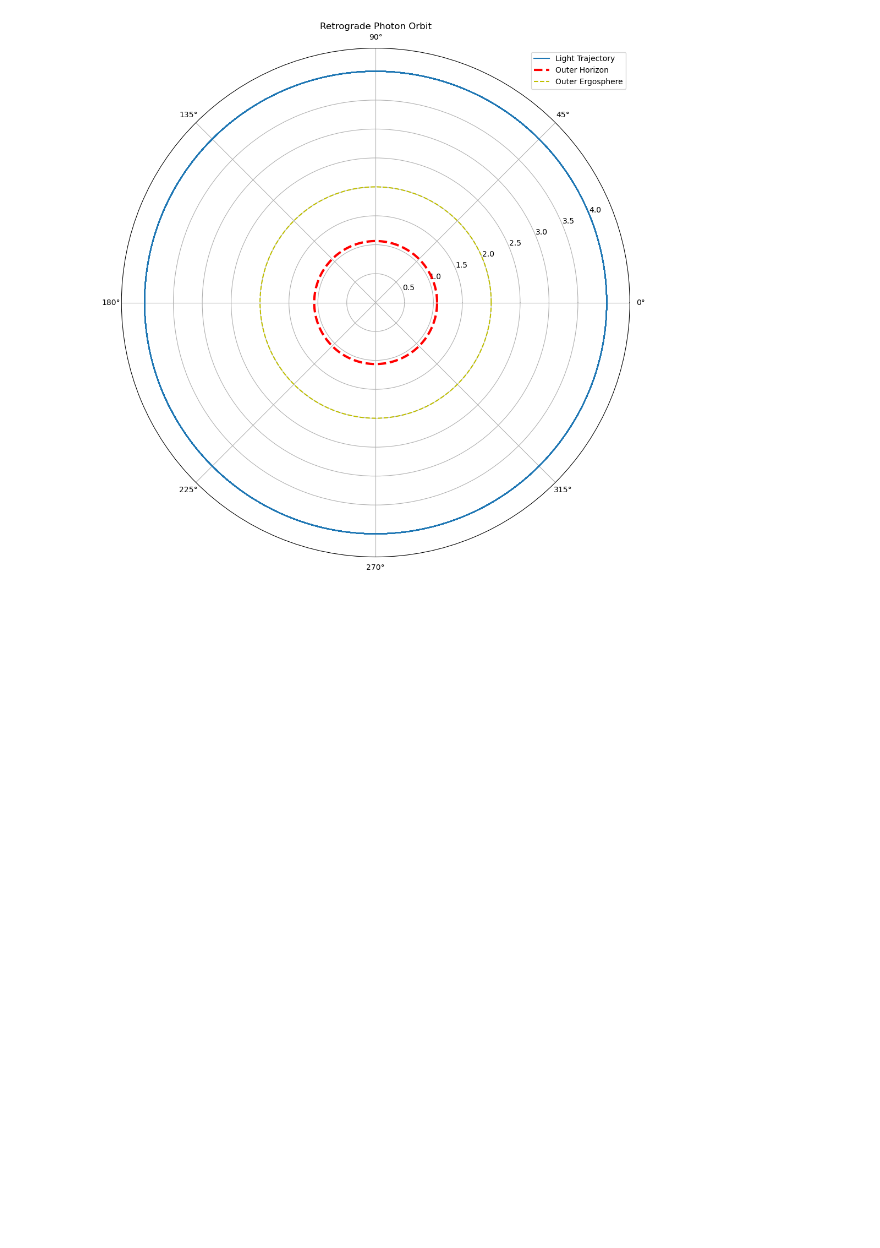
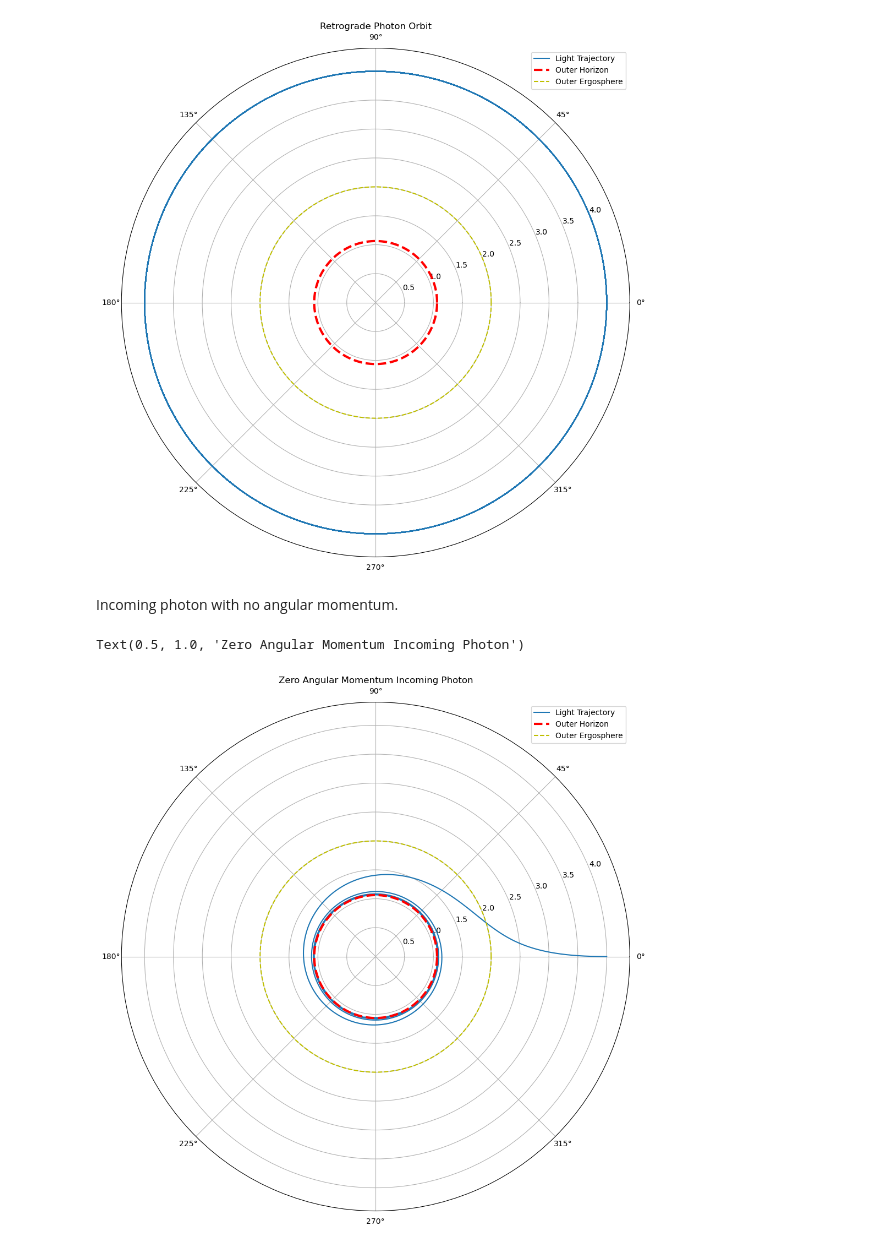
Before and after one commit to LordofDorknes/KerrSim, a Jupyter notebook: KerrSymb.ipynb, the cells around one changed output. Drawn from its saved outputs; the diff is of its cells as text; code cells hidden in the pictures; blank space fills up the shorter version.

```diff
--- a/KerrSymb.ipynb
+++ b/KerrSymb.ipynb
@@ -582,3 +609,40 @@ plt.title("Retrograde Photon Orbit")
 # %% [output]
 Text(0.5, 1.0, 'Retrograde Photon Orbit')
 [figure]
+# %% [markdown]
+Incoming photon with no angular momentum.
+# %%
+#black hole params
+a=0.998 #BH spin param
+M=1 #BH mass param
+s=2*M #BH schwartzchild radius
+
+#horizon radii
+r_h=(s+np.sqrt(s**2-4*a**2))/2
+r_hi=(s-np.sqrt(s**2-4*a**2))/2
+
+#ergoregion (valid only in equatorial plane)
+r_e=2*M
+r_ei=0
+
+#test particle
+m=0.00 #particle mass
+r_0=2*r_e #initial radial pos
+rp_0=-0.01#initial radial momentum
+
+phi_0=0 #initial angular pos
+phip_0=0#initial angular momentum
+
+t_0=0
+
+pol_axes=setup_polar_plot()
+orb_0=init_condition_completer(m,r_0,rp_0,phi_0,phip_0,t_0)
+orb_y=equat_solve(orb_0,0.01)
+plot_traj_rad(orb_y,pol_axes)
+plot_horizons(pol_axes)
+plt.ylim([0,r_0*1.1])
+plt.legend()
+plt.title("Zero Angular Momentum Incoming Photon")
+# %% [output]
+Text(0.5, 1.0, 'Zero Angular Momentum Incoming Photon')
+[figure, added]
```
Also changed, not shown: parts of 8 cells of this notebook.
